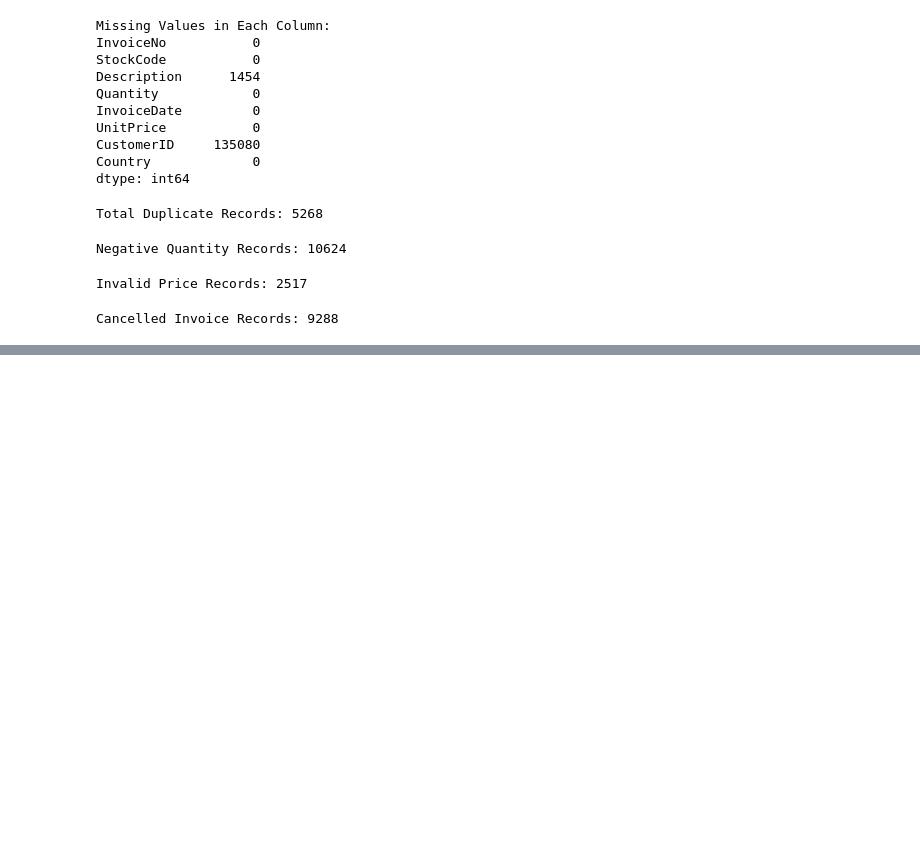
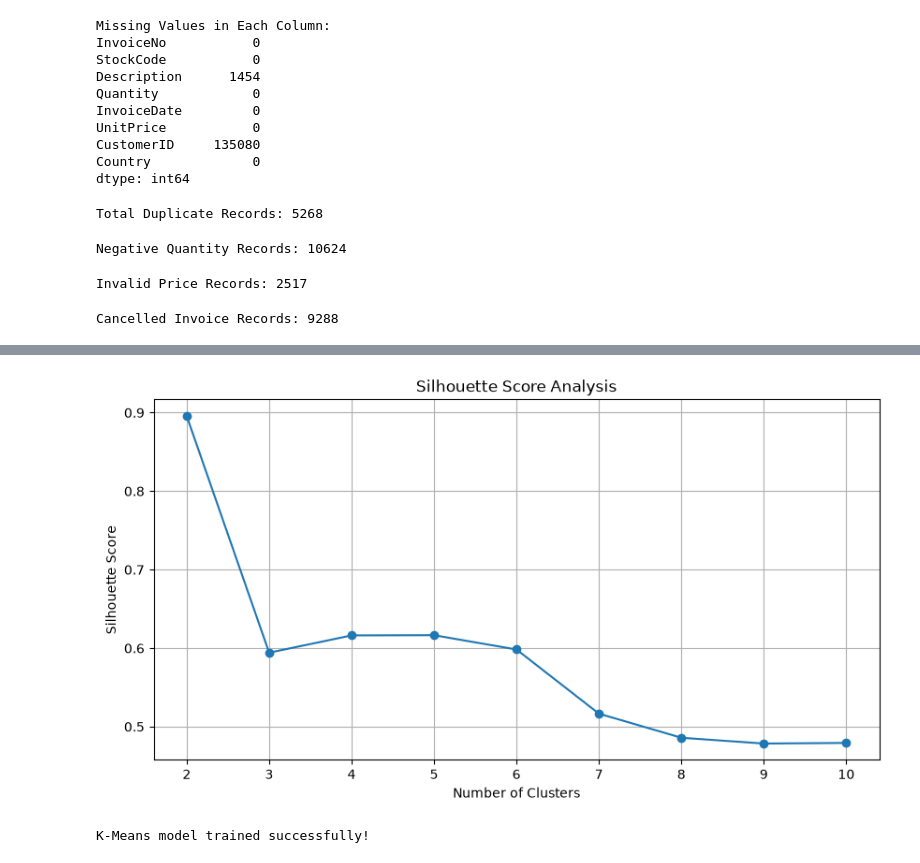
Before and after one commit to dharanipvt01-collab/Ecommerce_Customer_Segmentation, a Jupyter notebook: notebooks/customer_segmentation.ipynb, the cells around one changed output, grey strips where cells are left out. Saved outputs shown, nothing was run; the diff lists cells and outputs as text; code cells hidden in the pictures; blank space fills up the shorter version.

```diff
--- a/notebooks/customer_segmentation.ipynb
+++ b/notebooks/customer_segmentation.ipynb
@@ -166,0 +217,6 @@ Cancelled Invoice Records: 9288
+# %%
+# Keep only positive prices
+
+df = df[df["UnitPrice"] > 0]
+
+print("Invalid prices removed!")
@@ -166,0 +615,23 @@ Cancelled Invoice Records: 9288
+# %%
+# Evaluate different cluster numbers
+
+silhouette_scores = []
+
+for i in range(2, 11):
+
+    kmeans = KMeans(
+        n_clusters=i,
+        random_state=42,
+        n_init=10
+    )
+
+    labels = kmeans.fit_predict(rfm_scaled)
+
+    score = silhouette_score(
+        rfm_scaled,
+        labels
+    )
+
+    silhouette_scores.append(score)
+
+    print("Clusters:", i, "| Score:", round(score, 4))
@@ -166,0 +648,31 @@ Cancelled Invoice Records: 9288
+# %%
+plt.figure(figsize=(10, 5))
+
+plt.plot(
+    range(2, 11),
+    silhouette_scores,
+    marker="o"
+)
+
+plt.title("Silhouette Score Analysis")
+plt.xlabel("Number of Clusters")
+plt.ylabel("Silhouette Score")
+plt.grid(True)
+
+plt.show()
+# %% [output]
+[figure, added]
+# %%
+# Train K-Means model
+
+kmeans = KMeans(
+    n_clusters=4,
+    random_state=42,
+    n_init=10
+)
+
+kmeans.fit(rfm_scaled)
+
+print("K-Means model trained successfully!")
+# %% [output]
+K-Means model trained successfully!
```
Also changed, not shown: parts of 64 cells of this notebook.
